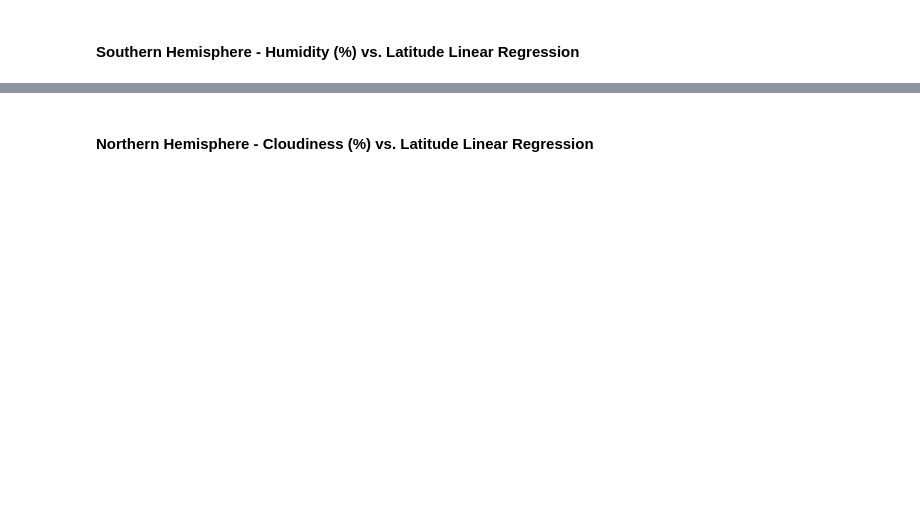
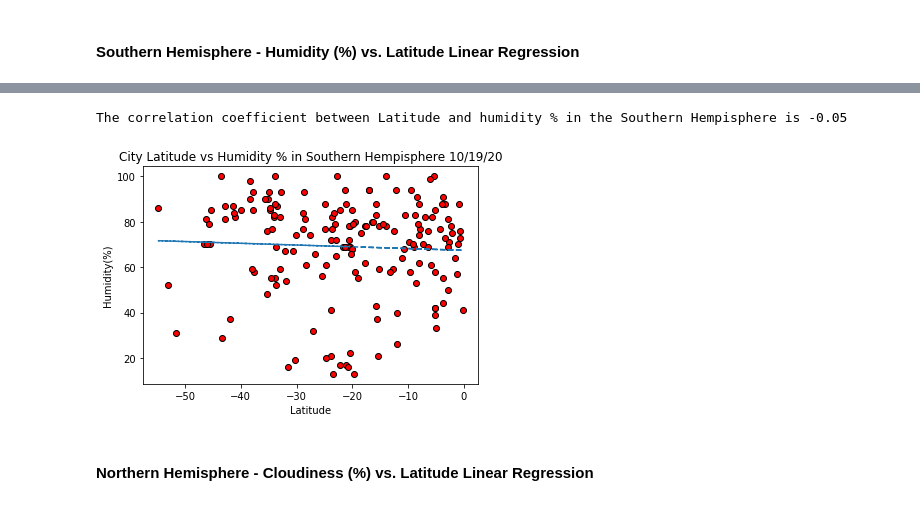
Before and after one commit to ayoukhanna/Global-Weather-Trends, a Jupyter notebook: WeatherPy.ipynb, the cells around one changed output, grey strips where cells are left out. Cells and saved outputs as stored; diff of their text form; code cells hidden in the pictures; blank space fills up the shorter version.

```diff
--- a/WeatherPy.ipynb
+++ b/WeatherPy.ipynb
@@ -262,2 +309,21 @@ The r-value is: 0.014985174297345524
+# %%
+sh_latitude = Weather_df[(Weather_df.Latitude <=0)]
+
+south_lat = sh_latitude.iloc[:,6]
+south_humidity = sh_latitude.iloc[:,2]
+correlation = st.pearsonr(south_lat,south_humidity)
+l_slope, l_int, l_r, l_p, l_std_err = stats.linregress(south_lat, south_humidity)
+l_fit = l_slope * south_lat + l_int
+
+plt.scatter(south_lat, south_humidity, marker="o", facecolors="red", edgecolors="black")
+plt.title("City Latitude vs Humidity % in Southern Hempisphere 10/19/20")
+plt.xlabel("Latitude")
+plt.ylabel("Humidity(%)")
+plt.plot(south_lat,l_fit,"--")
+
+print(f"The correlation coefficient between Latitude and humidity % in the Southern Hempisphere is {round(correlation[0],2)}")
+# %% [output]
+The correlation coefficient between Latitude and humidity % in the Southern Hempisphere is -0.05
+[figure, added]
 # %% [markdown]
 ####  Northern Hemisphere - Cloudiness (%) vs. Latitude Linear Regression
```
Also changed, not shown: parts of 16 cells of this notebook.
